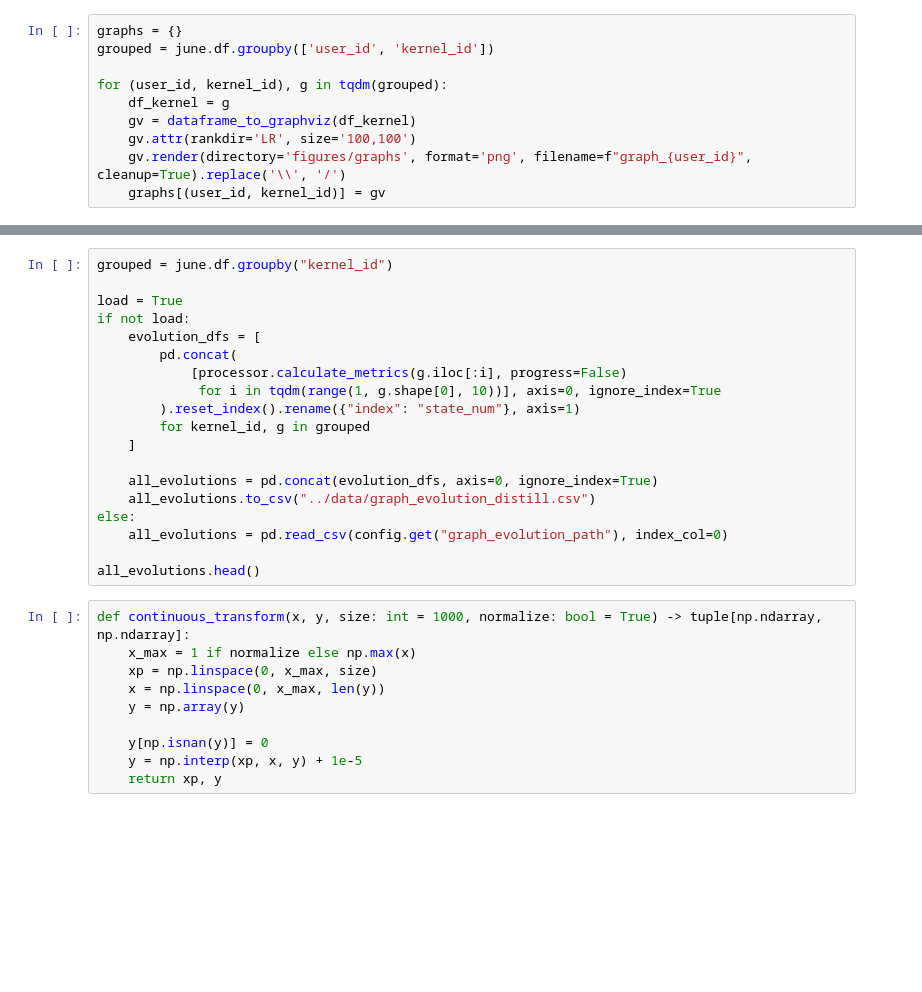
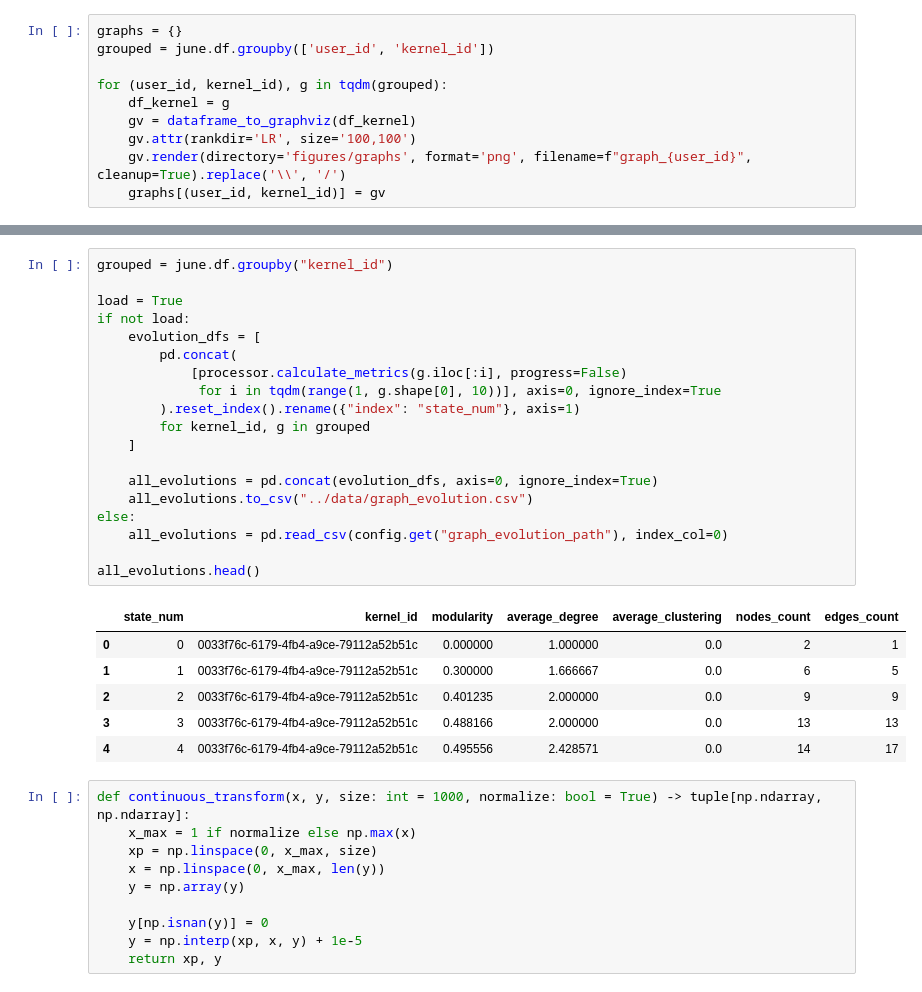
Before and after one commit to konstantgr/jupyter-logs-analysis, a Jupyter notebook: analysis/03-graph-analysis.ipynb, the cells around one changed output, grey strips where cells are left out. Cells and saved outputs as stored; diff of their text form; blank space fills up the shorter version.

```diff
--- a/analysis/03-graph-analysis.ipynb
+++ b/analysis/03-graph-analysis.ipynb
@@ -102,22 +174,29 @@ list(graphs.values())[0]
 # %%
 grouped = june.df.groupby("kernel_id")
 
 load = True
 if not load:
     evolution_dfs = [
         pd.concat(
             [processor.calculate_metrics(g.iloc[:i], progress=False)
              for i in tqdm(range(1, g.shape[0], 10))], axis=0, ignore_index=True
         ).reset_index().rename({"index": "state_num"}, axis=1)
         for kernel_id, g in grouped
     ]
 
     all_evolutions = pd.concat(evolution_dfs, axis=0, ignore_index=True)
-    all_evolutions.to_csv("../data/graph_evolution_distill.csv")
+    all_evolutions.to_csv("../data/graph_evolution.csv")
 else:
     all_evolutions = pd.read_csv(config.get("graph_evolution_path"), index_col=0)
 
 all_evolutions.head()
+# %% [output]
+|  | state_num | kernel_id | modularity | average_degree | average_clustering | nodes_count | edges_count |
+| 0 | 0 | 0033f76c-6179-4fb4-a9ce-79112a52b51c | 0.000000 | 1.000000 | 0.0 | 2 | 1 |
+| 1 | 1 | 0033f76c-6179-4fb4-a9ce-79112a52b51c | 0.300000 | 1.666667 | 0.0 | 6 | 5 |
+| 2 | 2 | 0033f76c-6179-4fb4-a9ce-79112a52b51c | 0.401235 | 2.000000 | 0.0 | 9 | 9 |
+| 3 | 3 | 0033f76c-6179-4fb4-a9ce-79112a52b51c | 0.488166 | 2.000000 | 0.0 | 13 | 13 |
+| 4 | 4 | 0033f76c-6179-4fb4-a9ce-79112a52b51c | 0.495556 | 2.428571 | 0.0 | 14 | 17 |
 # %%
 def continuous_transform(x, y, size: int = 1000, normalize: bool = True) -> tuple[np.ndarray, np.ndarray]:
     x_max = 1 if normalize else np.max(x)
```
Also changed, not shown: parts of 19 cells of this notebook, 4 other files.
